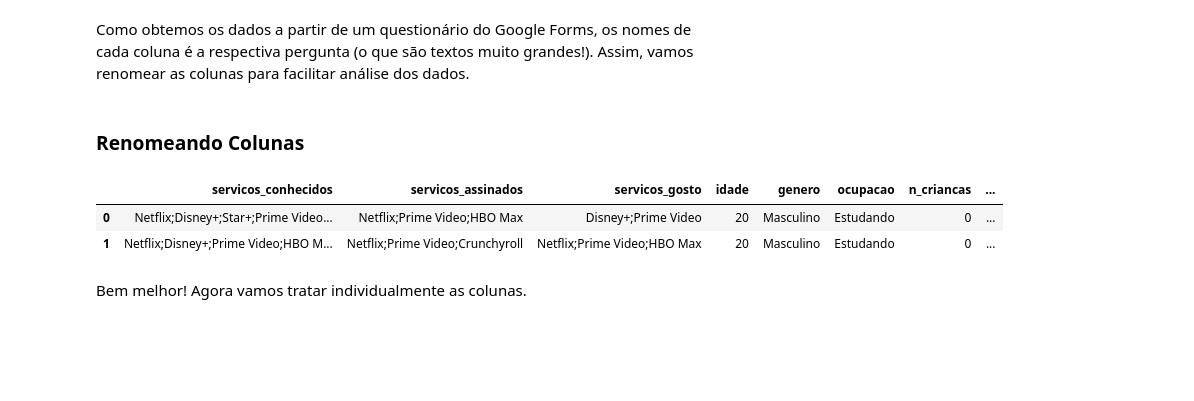
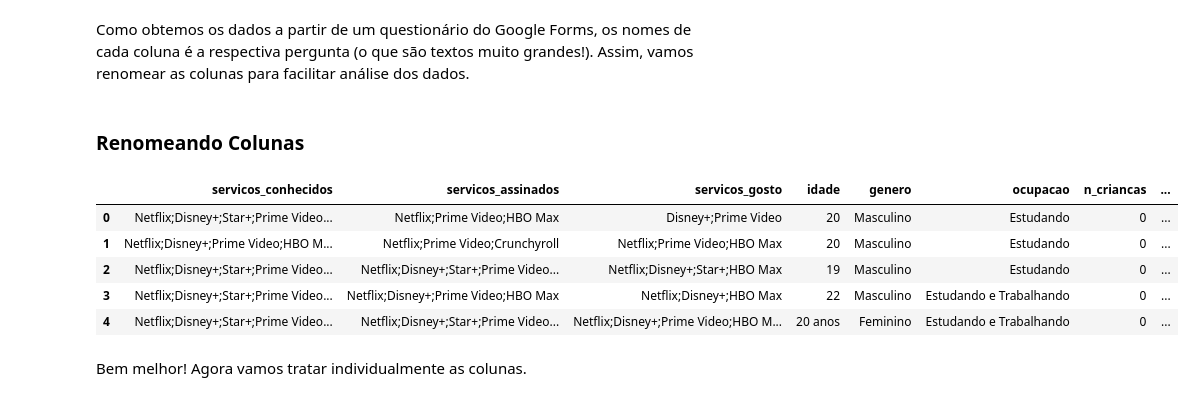
Before and after one commit to bruno-bertanha/analise-servicos-streaming, a Jupyter notebook: main.ipynb, the cells around one changed output. Cells and saved outputs as stored; diff of their text form; code cells hidden in the pictures; blank space fills up the shorter version.

```diff
--- a/main.ipynb
+++ b/main.ipynb
@@ -71,11 +71,14 @@ df.rename(columns={
     "O que poderia melhorar nos serviços de streaming que você assina?": "melhorias",
 }, inplace=True)
 # %%
-df.head(2)
+df.head(5)
 # %% [output]
 |  | servicos_conhecidos | servicos_assinados | servicos_gosto | idade | genero | ocupacao | n_criancas | ... |
 | 0 | Netflix;Disney+;Star+;Prime Video... | Netflix;Prime Video;HBO Max | Disney+;Prime Video | 20 | Masculino | Estudando | 0 | ... |
 | 1 | Netflix;Disney+;Prime Video;HBO M... | Netflix;Prime Video;Crunchyroll | Netflix;Prime Video;HBO Max | 20 | Masculino | Estudando | 0 | ... |
+| 2 | Netflix;Disney+;Star+;Prime Video... | Netflix;Disney+;Star+;Prime Video... | Netflix;Disney+;Star+;HBO Max | 19 | Masculino | Estudando | 0 | ... |
+| 3 | Netflix;Disney+;Star+;Prime Video... | Netflix;Disney+;Prime Video;HBO Max | Netflix;Disney+;HBO Max | 22 | Masculino | Estudando e Trabalhando | 0 | ... |
+| 4 | Netflix;Disney+;Star+;Prime Video... | Netflix;Disney+;Star+;Prime Video... | Netflix;Disney+;Prime Video;HBO M... | 20 anos | Feminino | Estudando e Trabalhando | 0 | ... |
 # %% [markdown]
 Bem melhor! Agora vamos tratar individualmente as colunas.
 # %% [markdown]
```
Also changed, not shown: parts of 2 cells of this notebook, 1 other file.
